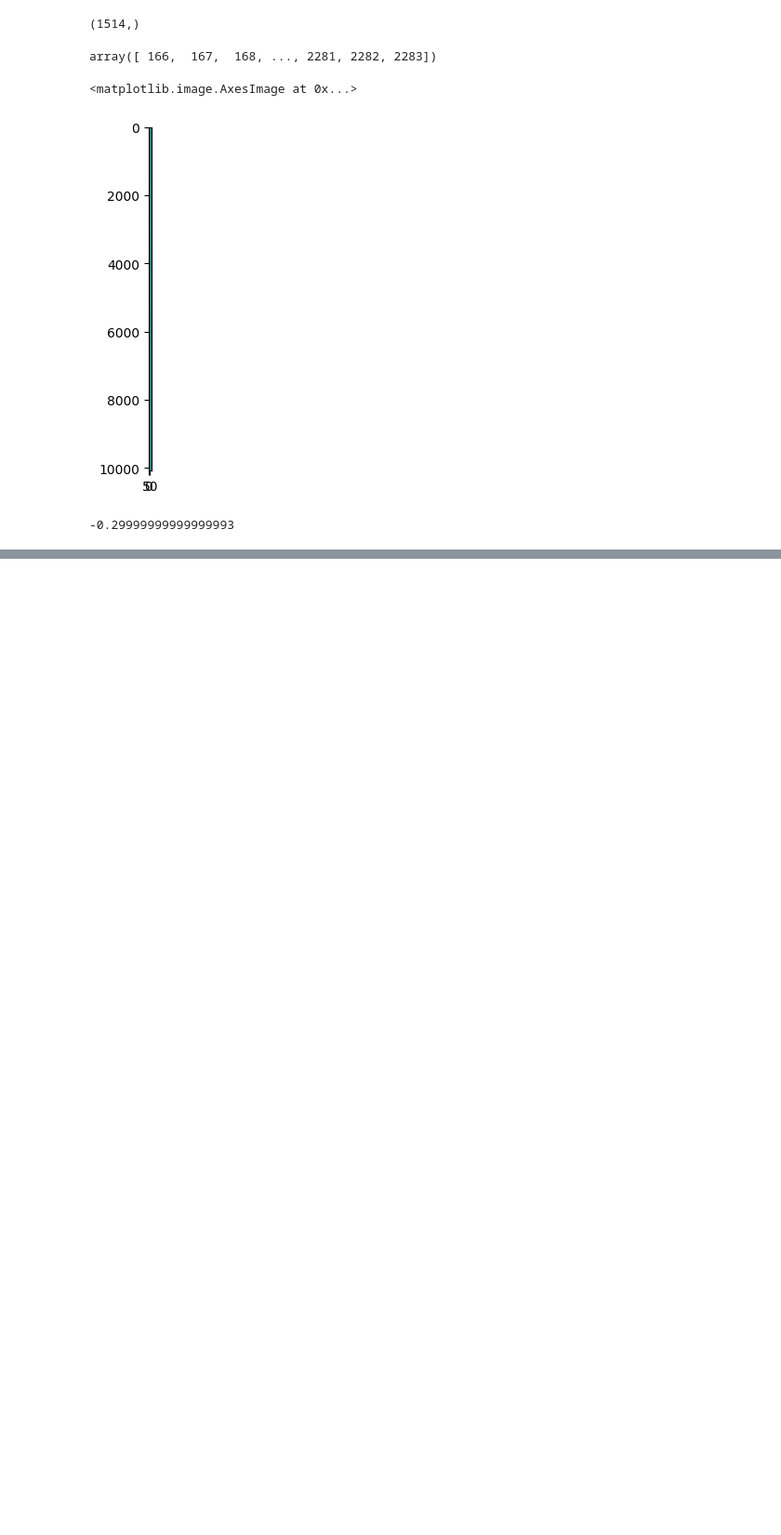
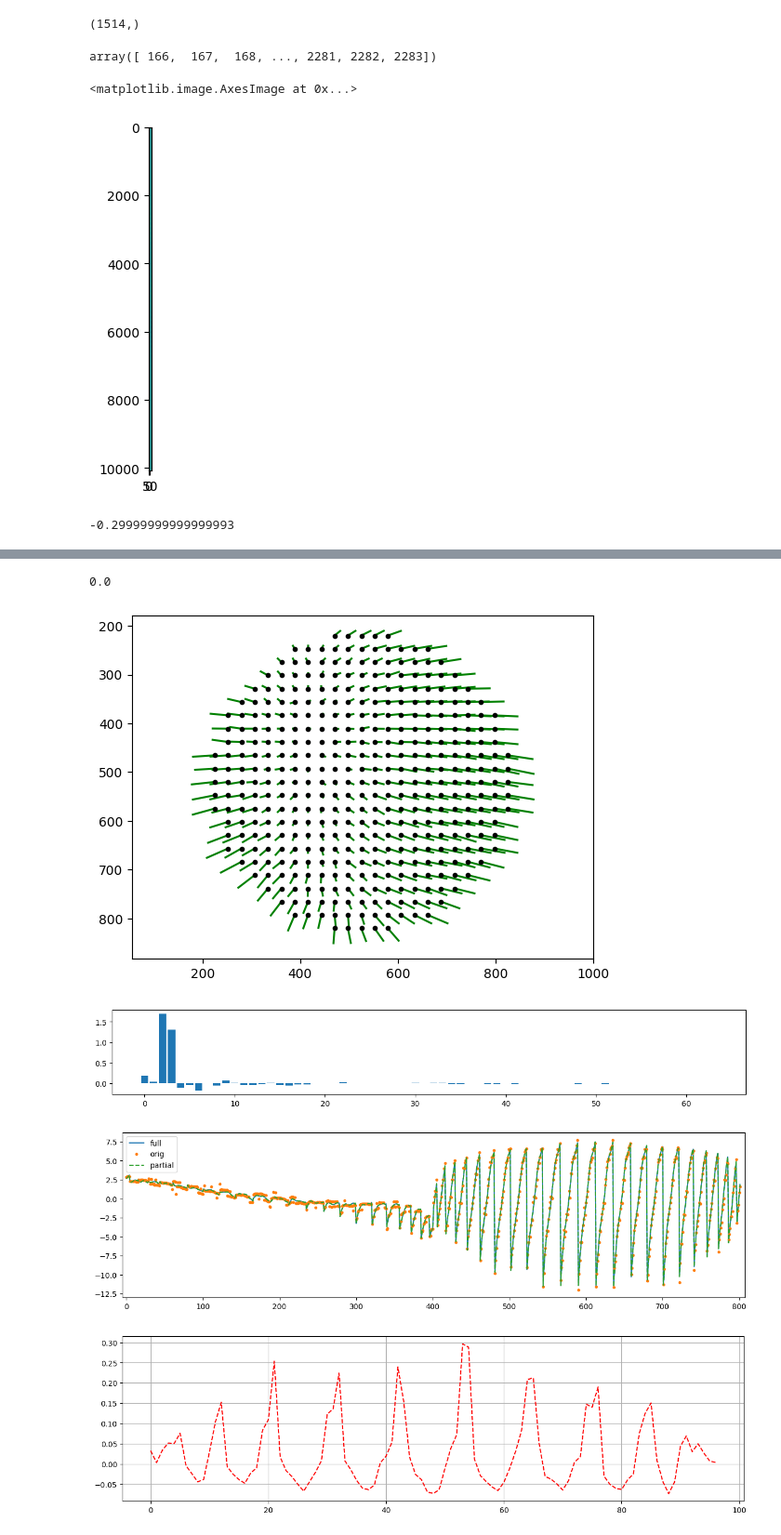
Before and after one commit to YoonOpticsLab/nextwave, a Jupyter notebook: dev/shmem_zernikes.ipynb, the cells around one changed output, grey strips where cells are left out. Shown at 93% size. Drawn from its saved outputs; the diff is of its cells as text; code cells hidden in the pictures; blank space fills up the shorter version.

```diff
--- a/dev/shmem_zernikes.ipynb
+++ b/dev/shmem_zernikes.ipynb
@@ -246,3 +250,6 @@ infi=np.load('../influ.npy')
 #slopes_est2.reshape( (len(slopes_est2)//2, 2) ).T
 # %%
 boxmem.layout[1].keys()
+# %%
+inf_full = np.loadtxt(
+    "c:/MiniWave/MiniWaveConfiguration/InfluenceMatrix_ALPAO_7.5mm_new.txt")
@@ -249,6 +260,6 @@ boxmem.layout[1].keys()
 # %%
-inf_full = np.loadtxt(
-    "c:/MiniWave/MiniWaveConfiguration/InfluenceMatrix_ALPAO_7.2mm_.dat" , skiprows=1)
+#inf_full = np.loadtxt(
+#    "c:/MiniWave/MiniWaveConfiguration/InfluenceMatrix_ALPAO_7.2mm_.dat" , skiprows=1)
 # %%
 sys.path.append("c:/code/nextwave")
 import functions_grid
@@ -292,6 +308,7 @@ influence_inv.shape, slope_reshape.shape
 # %%
-GAIN=0.5
+GAIN=0.99
 Z_TERMS = 65
+WRITE_MIRRORS=True
 
 shmir =shmem_item( buf_boxes, layoutb, 'mirror_voltages')[0:97]
 print( shmir.max())
@@ -319,11 +336,13 @@ spot_displace_y = -spot_displace_y
 slope = np.concatenate( (spot_displace_y, spot_displace_x)) * (boxmem.item("pixel_um")) /( boxmem.item("focal_um")/1000)
 coeff=np.matmul(zterms_full,slope)
 zernikes=coeff[zernike_functions.CVS_to_OSA_map[0:len(coeff)]] # Return value will is OSA
+#zernikes=coeff #[zernike_functions.CVS_to_OSA_map[0:len(coeff)]] # Return value will is OSA
 
 #Z_TERMS = 35
 #zt_inv = pinv(zterms_full[0:Z_TERMS] )
 
 zt_inv2 = pinv(zterms_full[0:Z_TERMS] )
+#slopes_est2 =np.matmul( zt_inv2, zernikes )
 slopes_est2 =np.matmul( zt_inv2, zernikes[zernike_functions.OSA_to_CVS_map[0:Z_TERMS]] )
 slopes_est=slopes_est2
 
@@ -334,33 +353,44 @@ plt.figure(figsize=(15,4))
 plt.plot( slopes_est2, label='full' )
 plt.plot( slope, '.', label='orig' )
 plt.plot( slopes_est, ls='--', label='partial' )
 plt.xlim(0-5, len(slope)+5 )
 plt.legend()
 
 plt.figure(figsize=(15,4))
 #plt.plot( mirs, 'o-' )
 #plt.plot( shmir, 's-' )
 plt.grid()
 
 halfway = slopes_est.shape[0]//2
 #slopes_desired1 = np.vstack( (-slopes_est[halfway:],slopes_est[:halfway]) ).T.flatten()
 slope_reshape=np.concatenate( (slopes_est2[::2], slopes_est2[1::2] ) )
 mirs_new = np.matmul(infi.T,slope_reshape/1000.0)
 if False:
     plt.plot( mirs_new*GAIN, 'x' )
 
 #slope_reshape = np.vstack( (slope[halfway:],slope[:halfway]) ).T.flatten()
 #mirs_new = np.matmul(infi.T, slope_reshape/1000.0)
 #plt.plot( -mirs_new*GAIN, '.' )
 #
 #slope_reshape = np.vstack( (slopes_est2[halfway:],slopes_est2[:halfway]) ).T.flatten()
 #mirs_new = np.matmul(infi.T, slope_reshape/1000.0)
 #plt.plot( -mirs_new*GAIN, 'k:' )
 
 # Last one: one used
 slope_reshape = np.vstack( (slopes_est2[halfway:],slopes_est2[:halfway]) ).T.flatten()
 mirs_new = np.matmul(influence_inv.T, slope_reshape/1000.0)
 plt.plot( -mirs_new*GAIN, 'r--' )
+
+if (WRITE_MIRRORS):
+    mirs_now=boxmem.item("mirror_voltages")[0:97]
+    boxmem.write("mirror_voltages",-mirs_new*GAIN+mirs_now)
+    mem0.write("mode",[mem0.item("mode") | 0x20] )
+# %% [output]
+0.0
+[figure, added]
+[figure, added]
+[figure, added]
+[figure, added]
 # %%
 mirs_now=boxmem.item("mirror_voltages")[0:97]
 boxmem.write("mirror_voltages",-mirs_new*GAIN+mirs_now)
```
Also changed, not shown: parts of 8 cells of this notebook, 3 other files.
